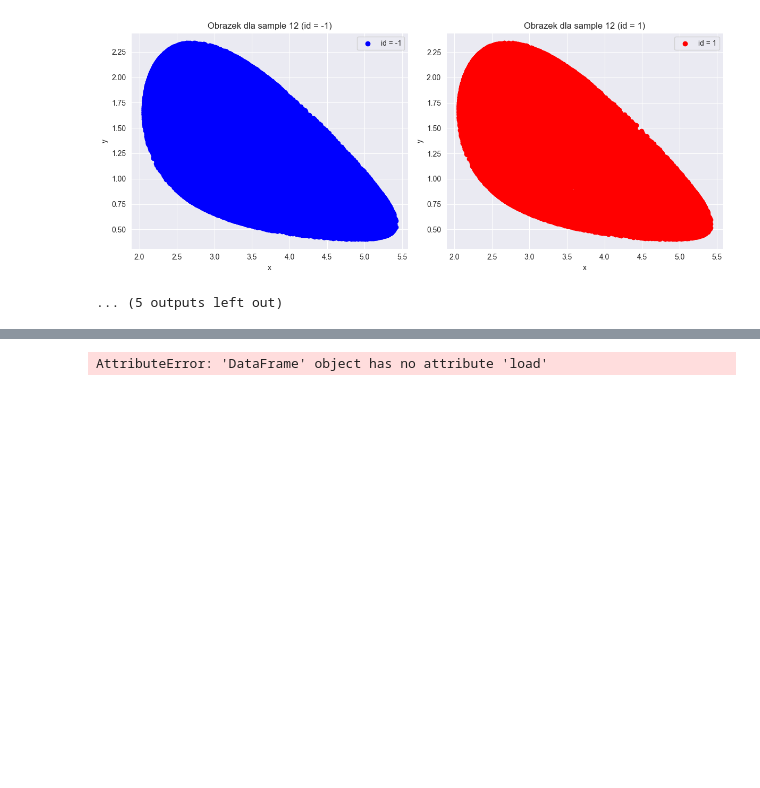
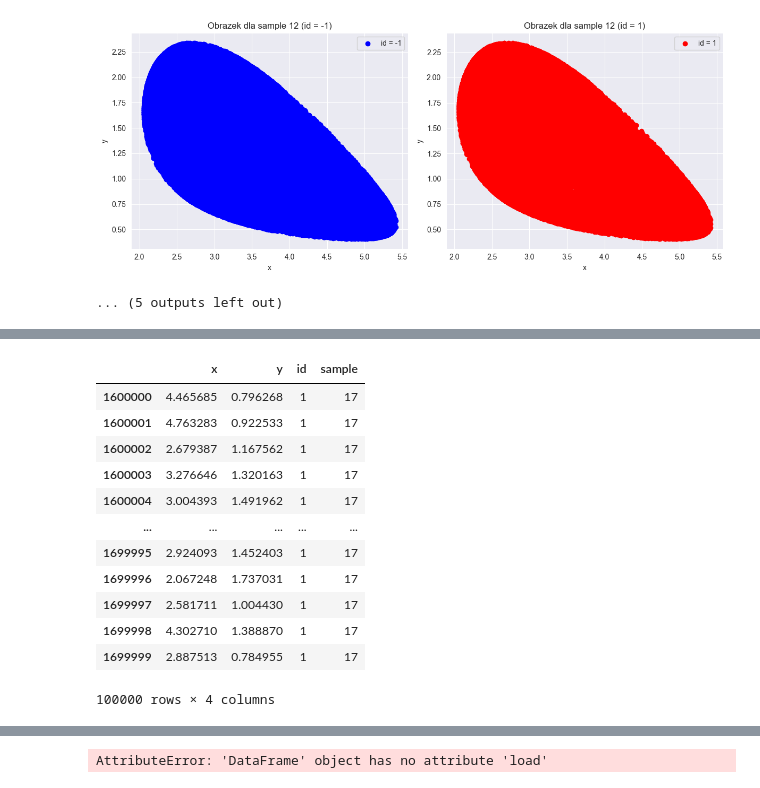
Before and after one commit to PsimonL/MachinLearningProject, a Jupyter notebook: Project.ipynb, the cells around one changed output, grey strips where cells are left out. Cells and saved outputs as stored; diff of their text form; code cells hidden in the pictures; blank space fills up the shorter version.

```diff
--- a/Project.ipynb
+++ b/Project.ipynb
@@ -115,0 +147,16 @@ img_1_pil
+# %%
+b
+# %% [output]
+|  | x | y | id | sample |
+| 1600000 | 4.465685 | 0.796268 | 1 | 17 |
+| 1600001 | 4.763283 | 0.922533 | 1 | 17 |
+| 1600002 | 2.679387 | 1.167562 | 1 | 17 |
+| 1600003 | 3.276646 | 1.320163 | 1 | 17 |
+| 1600004 | 3.004393 | 1.491962 | 1 | 17 |
+| ... | ... | ... | ... | ... |
+| 1699995 | 2.924093 | 1.452403 | 1 | 17 |
+| 1699996 | 2.067248 | 1.737031 | 1 | 17 |
+| 1699997 | 2.581711 | 1.004430 | 1 | 17 |
+| 1699998 | 4.302710 | 1.388870 | 1 | 17 |
+| 1699999 | 2.887513 | 0.784955 | 1 | 17 |
+100000 rows × 4 columns
```
Also changed, not shown: parts of 20 cells of this notebook.
